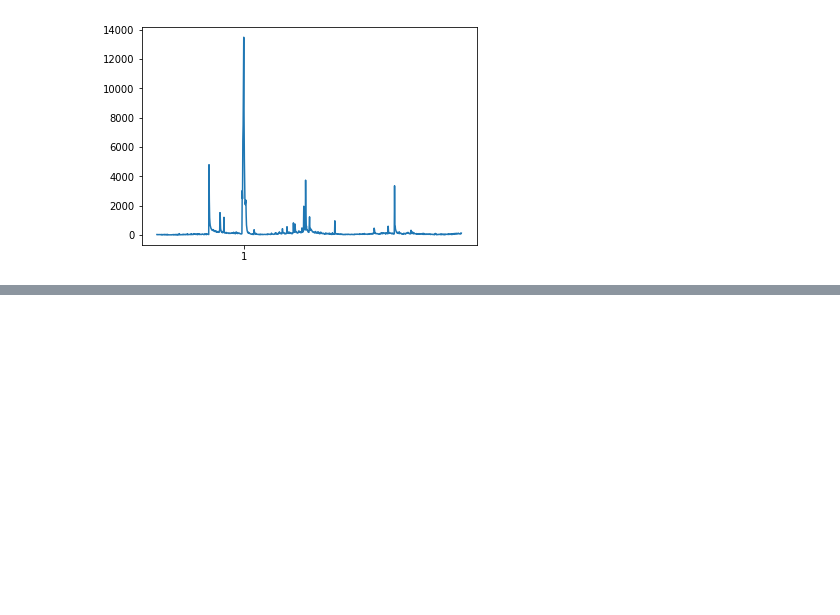
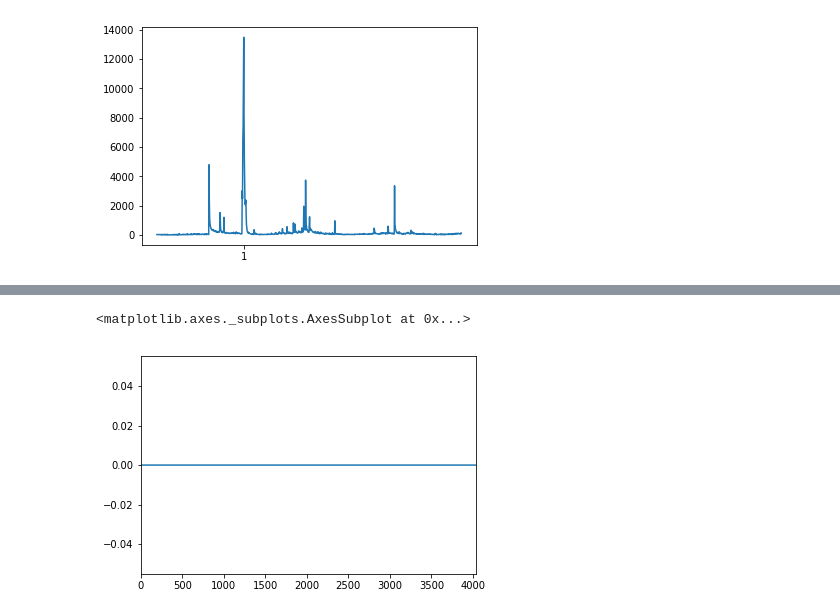
Before and after one commit to yjjuan/eSNN_cplusplus, a Jupyter notebook: 20200207_data_science.ipynb, the cells around one changed output, grey strips where cells are left out. Saved outputs shown, nothing was run; the diff lists cells and outputs as text; code cells hidden in the pictures; blank space fills up the shorter version.

```diff
--- a/20200207_data_science.ipynb
+++ b/20200207_data_science.ipynb
@@ -78,0 +101,18 @@ plt.plot(df_['value'].values[2500:3500])
+# %%
+## read the labels
+import json
+
+label_files = [#'./datasets/NAB/labels/combined_labels.json',
+               './datasets/NAB/labels/combined_windows.json'
+              ]
+timestamps_label = list()
+
+for i in label_files:
+
+    with open(i , 'r') as reader:
+        jf = json.loads(reader.read())
+        #print(jf[filename])
+        for j in jf[filename]:
+            #print(j)
+            timestamps_label.extend(j)
+timestamps_label = [for k in ]
@@ -78,0 +124,7 @@ plt.plot(df_['value'].values[2500:3500])
+# %%
+df_['label'] = 0
+df_[df_['timestamp'].isin(timestamps_label)]=1
+df_['label'].plot()
+# %% [output]
+<matplotlib.axes._subplots.AxesSubplot at 0x...>
+[figure, added]
```
Also changed, not shown: parts of 5 cells of this notebook.
